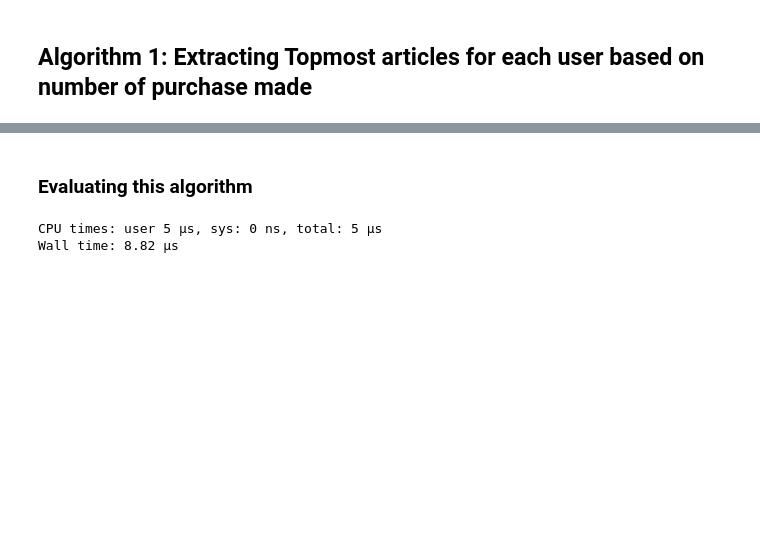
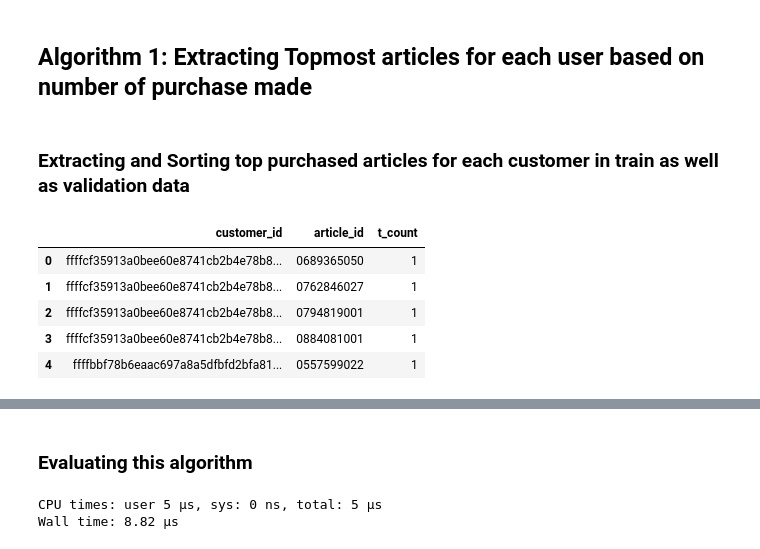
Before and after one commit to ManashJKonwar/Kaggle-HM-Recommender, a Jupyter notebook: hm-hybrid-training.ipynb, the cells around one changed output, grey strips where cells are left out. Drawn from its saved outputs; the diff is of its cells as text; code cells hidden in the pictures; blank space fills up the shorter version.

```diff
--- a/hm-hybrid-training.ipynb
+++ b/hm-hybrid-training.ipynb
@@ -175,8 +193,11 @@ transactions_data.shape
 train_start_date = transactions_data.t_dat.min()
 split_date = transactions_data.t_dat.max() - datetime.timedelta(days = 7)
 train_transaction_data = transactions_data[(transactions_data.t_dat <= split_date) & (transactions_data.t_dat >= train_start_date)].copy()
-test_transaction_data = transactions_data[transactions_data.t_dat > split_date].copy()
+val_transaction_data = transactions_data[transactions_data.t_dat > split_date].copy()
 
+print(train_start_date)
+print(transactions_data.t_dat.max())
+print(split_date)
 print(train_transaction_data.shape)
-print(test_transaction_data.shape)
+print(val_transaction_data.shape)
 # %% [output]
@@ -184,9 +208,23 @@ print(test_transaction_data.shape)
 (240311, 5)
 # %%
 train_transaction_data = train_transaction_data.groupby(['customer_id','article_id']).agg({'t_dat':'count'}).reset_index()
-test_transaction_data = test_transaction_data.groupby(['customer_id','article_id']).agg({'t_dat':'count'}).reset_index()
+val_transaction_data = val_transaction_data.groupby(['customer_id','article_id']).agg({'t_dat':'count'}).reset_index()
 
 train_transaction_data.rename({'t_dat': 't_count'}, axis=1, inplace=True)
-test_transaction_data.rename({'t_dat': 't_count'}, axis=1, inplace=True)
+val_transaction_data.rename({'t_dat': 't_count'}, axis=1, inplace=True)
 # %% [markdown]
 ## Algorithm 1: Extracting Topmost articles for each user based on number of purchase made
+# %% [markdown]
+### Extracting and Sorting top purchased articles for each customer in train as well as validation data
+# %%
+# Sorting train data based on transaction counts for each user
+train_top_articles = train_transaction_data.sort_values(['customer_id', 't_count'], ascending=False).groupby(['customer_id']).head(12).reset_index(drop=True)
+train_top_articles = train_top_articles.loc[train_top_articles.article_id.isin(val_transaction_data.article_id.unique())].reset_index(drop=True)
+train_top_articles.head()
+# %% [output]
+|  | customer_id | article_id | t_count |
+| 0 | ffffcf35913a0bee60e8741cb2b4e78b8... | 0689365050 | 1 |
+| 1 | ffffcf35913a0bee60e8741cb2b4e78b8... | 0762846027 | 1 |
+| 2 | ffffcf35913a0bee60e8741cb2b4e78b8... | 0794819001 | 1 |
+| 3 | ffffcf35913a0bee60e8741cb2b4e78b8... | 0884081001 | 1 |
+| 4 | ffffbbf78b6eaac697a8a5dfbfd2bfa81... | 0557599022 | 1 |
```
Also changed, not shown: parts of 86 cells of this notebook.
